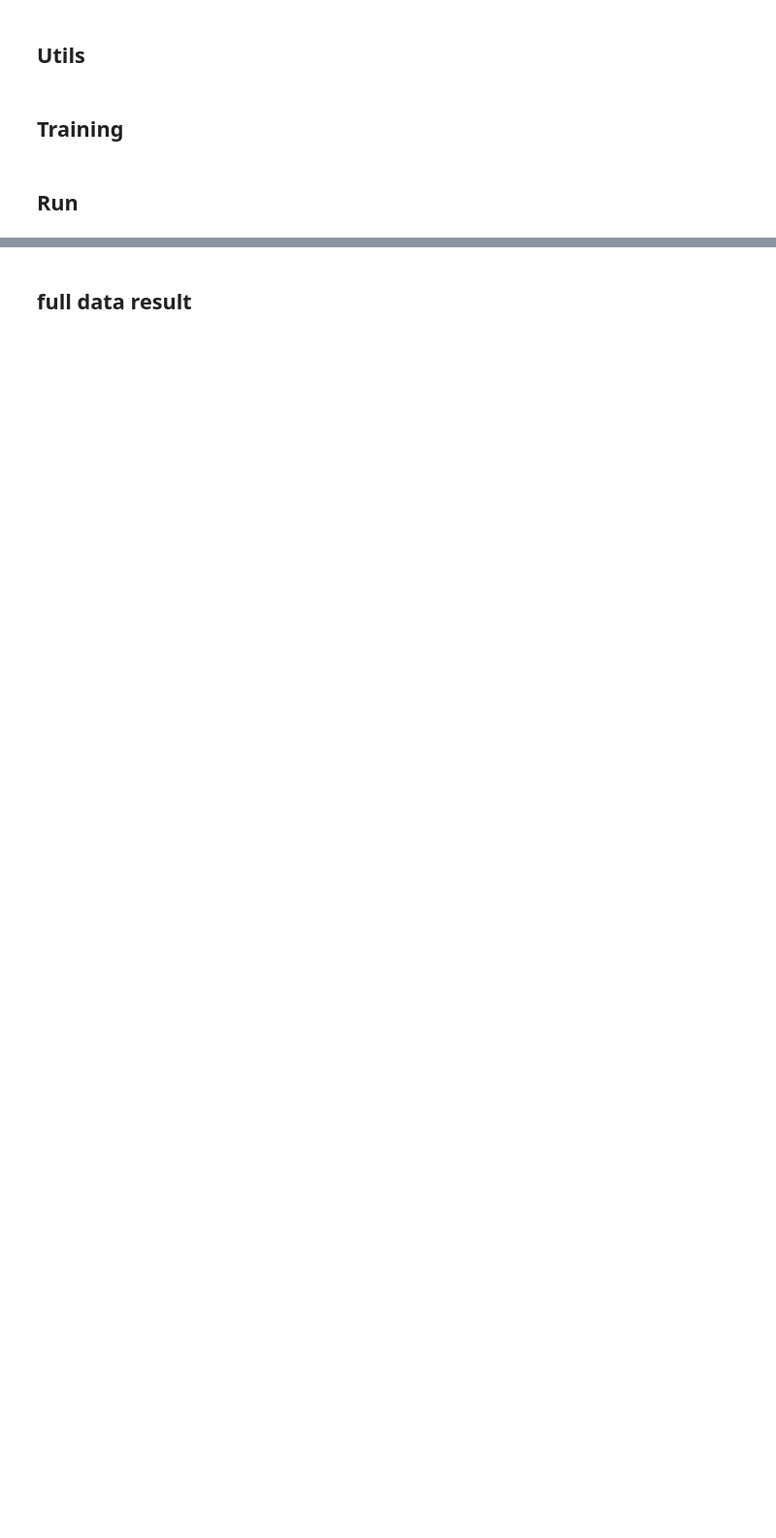
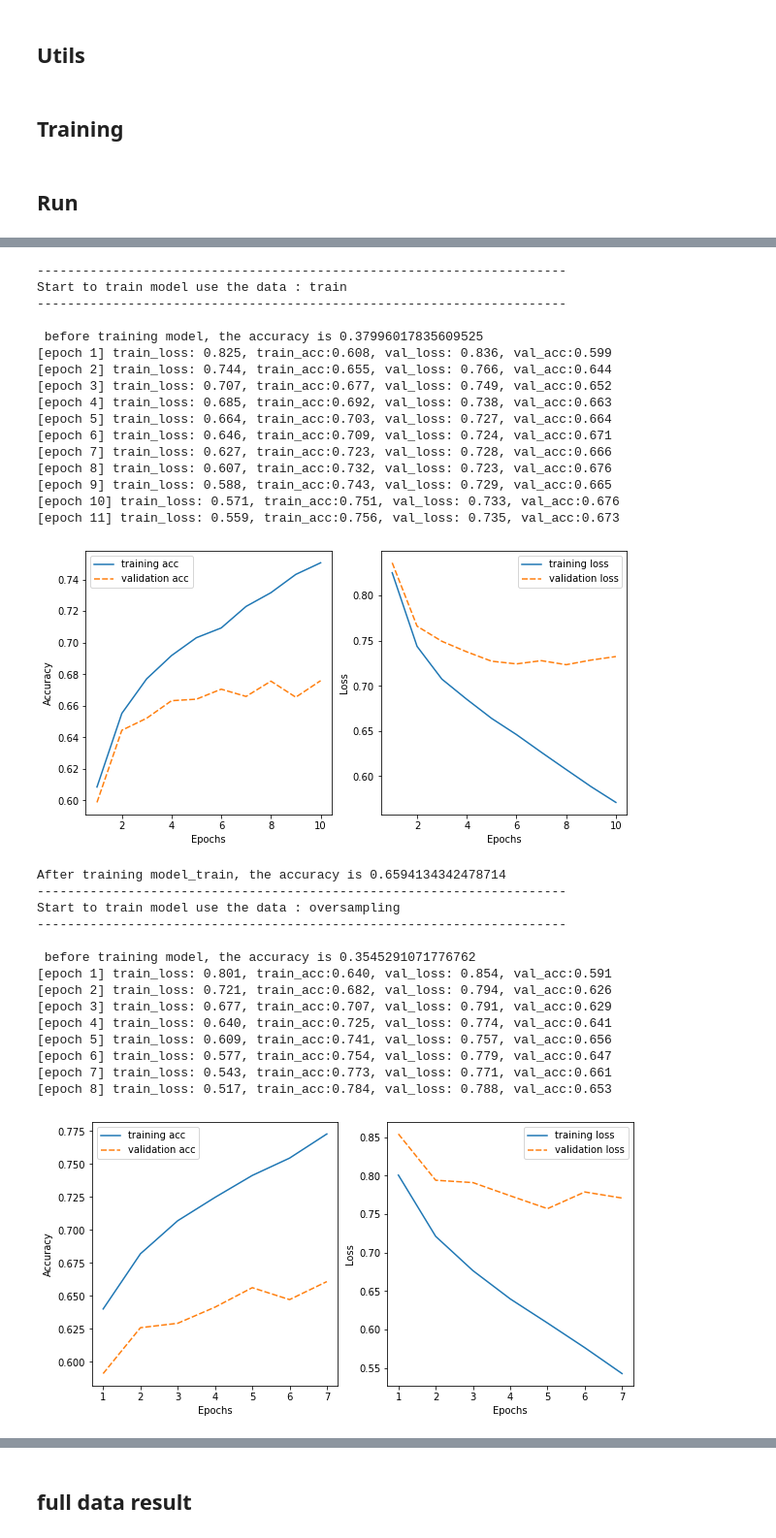
Before and after one commit to Roger-G/Data-augmentation, a Jupyter notebook: Bert_classification.ipynb, the cells around one changed output, grey strips where cells are left out. Shown at 97% size. Saved outputs shown, nothing was run; the diff lists cells and outputs as text; code cells hidden in the pictures; blank space fills up the shorter version.

```diff
--- a/Bert_classification.ipynb
+++ b/Bert_classification.ipynb
@@ -194,7 +203,6 @@ class utils():
         ax.annotate("%.2f" % p.get_width(), (p.get_width(), p.get_y() + p.get_height() / 2.),
           fontsize=12, color='gray', xytext=(10, 0), textcoords='offset points')
 
-      # _ = g.set_xlim(0,1)
       ax.axhline(0, color="k", clip_on=False)
       ax.set_xlabel(eval_name)
       # ax.set_ylabel("Methods")
@@ -225,7 +233,7 @@ class utils():
     for eval_name, list_array in list_array_dic.items():
       fig1 = plt.figure(figsize=(10, 5))
       barWidth = 0.07
-      colors = ['#2ec4b6', '#ccff66', '#ff6666', '#b2b1cf', '#e1f2fe', '#ffd6c0', '#ffa5a5', '#ec368d', '#440381', '#51E5FF']
+      colors = ['#486093', '#BF7651', '#4F8F5B', '#A4484E', '#72659A', '#7A6553', '#C47FB2']
       # Set position of bar on X axis
       r1 = np.arange(len(list_array[0]))
       plt.bar(r1, list_array[0], color=colors[0], width=barWidth, edgecolor='white', label=test_list[0])
@@ -399,17 +403,11 @@ class train_pre():
 # %% [markdown]
 ## Run
 # %%
-%%time
-if __name__ == "__main__":
-  test_list = [
-               'train',
-               'oversampling',
-               '2_rep_(fine)', '3_rep_(fine)', '4_rep_(fine)', '5_rep_(fine)',
-               '2_rep_(unfine)', '3_rep_(unfine)', '4_rep_(unfine)', '5_rep_(unfine)',
-              ]
-  task_name = 'twitter'
-  tech_name = 'Bert_ data augmentation-master'
+
+def execute(test_list, tech_name, task_name):
+
   acc_list = []
+  epochs = 20
   loss_list = []
   precision_list = []
   recall_list = []
@@ -422,9 +420,9 @@ if __name__ == "__main__":
     print('Start to train model use the data : {}'.format(file_name))
     print('-' * 70)
     model = load_model()
-    train = train_pre(model, file_name, task_name, tech_name, epochs=20)
+    train = train_pre(model, file_name, task_name, tech_name, epochs=epochs)
     acc, loss, precision_avg, recall_avg, fscore_avg, precision, recall, fscore = train.setting()
-    # print('precision', precision)
+
     precision_list.append(precision)
     recall_list.append(recall)
     fscore_list.append(fscore)
@@ -446,7 +444,7 @@ if __name__ == "__main__":
 
   utils.draw_final({'loss': loss_list, 'accuracy': acc_list,
                     'average fscore': list_fs, 'average precision': list_prec,
-                    'average recall': list_recall,}, test_list)
+                    'average recall': list_recall}, test_list)
 
   utils.draw_other_final( {'precision': precision_list,
                     'recall': recall_list, 'fscore': fscore_list}, test_list)
@@ -783,0 +471,49 @@ text 5839
+# %%
+%%time
+test_list = [
+              'train',
+              'oversampling',
+              '2_rep_(tuned)',
+              '3_rep_(tuned)',
+              '4_rep_(tuned)',
+              '5_rep_(tuned)',
+              '6_rep_(tuned)'
+              ]
+
+task_name = 'twitter'
+tech_name = 'Bert_ data augmentation-master'
+
+execute(test_list, tech_name, task_name)
+# %% [output]
+----------------------------------------------------------------------
+Start to train model use the data : train
+----------------------------------------------------------------------
+
+ before training model, the accuracy is 0.37996017835609525
+[epoch 1] train_loss: 0.825, train_acc:0.608, val_loss: 0.836, val_acc:0.599
+[epoch 2] train_loss: 0.744, train_acc:0.655, val_loss: 0.766, val_acc:0.644
+[epoch 3] train_loss: 0.707, train_acc:0.677, val_loss: 0.749, val_acc:0.652
+[epoch 4] train_loss: 0.685, train_acc:0.692, val_loss: 0.738, val_acc:0.663
+[epoch 5] train_loss: 0.664, train_acc:0.703, val_loss: 0.727, val_acc:0.664
+[epoch 6] train_loss: 0.646, train_acc:0.709, val_loss: 0.724, val_acc:0.671
+[epoch 7] train_loss: 0.627, train_acc:0.723, val_loss: 0.728, val_acc:0.666
+[epoch 8] train_loss: 0.607, train_acc:0.732, val_loss: 0.723, val_acc:0.676
+[epoch 9] train_loss: 0.588, train_acc:0.743, val_loss: 0.729, val_acc:0.665
+[epoch 10] train_loss: 0.571, train_acc:0.751, val_loss: 0.733, val_acc:0.676
+[epoch 11] train_loss: 0.559, train_acc:0.756, val_loss: 0.735, val_acc:0.673
+[figure, added]
+After training model_train, the accuracy is 0.6594134342478714
+----------------------------------------------------------------------
+Start to train model use the data : oversampling
+----------------------------------------------------------------------
+
+ before training model, the accuracy is 0.3545291071776762
+[epoch 1] train_loss: 0.801, train_acc:0.640, val_loss: 0.854, val_acc:0.591
+[epoch 2] train_loss: 0.721, train_acc:0.682, val_loss: 0.794, val_acc:0.626
+[epoch 3] train_loss: 0.677, train_acc:0.707, val_loss: 0.791, val_acc:0.629
+[epoch 4] train_loss: 0.640, train_acc:0.725, val_loss: 0.774, val_acc:0.641
+[epoch 5] train_loss: 0.609, train_acc:0.741, val_loss: 0.757, val_acc:0.656
+[epoch 6] train_loss: 0.577, train_acc:0.754, val_loss: 0.779, val_acc:0.647
+[epoch 7] train_loss: 0.543, train_acc:0.773, val_loss: 0.771, val_acc:0.661
+[epoch 8] train_loss: 0.517, train_acc:0.784, val_loss: 0.788, val_acc:0.653
+[figure, added]
```
Also changed, not shown: parts of 21 cells of this notebook.
